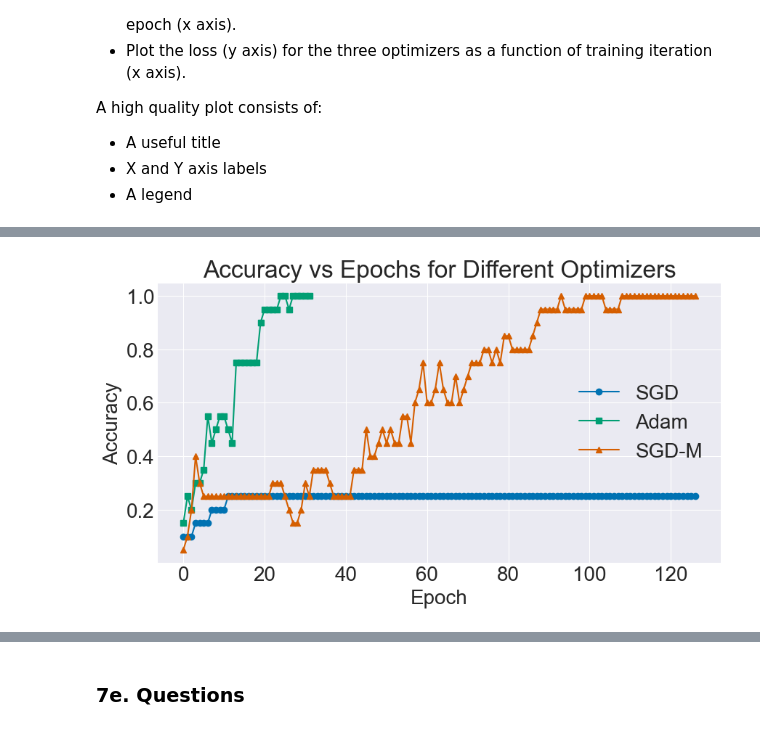
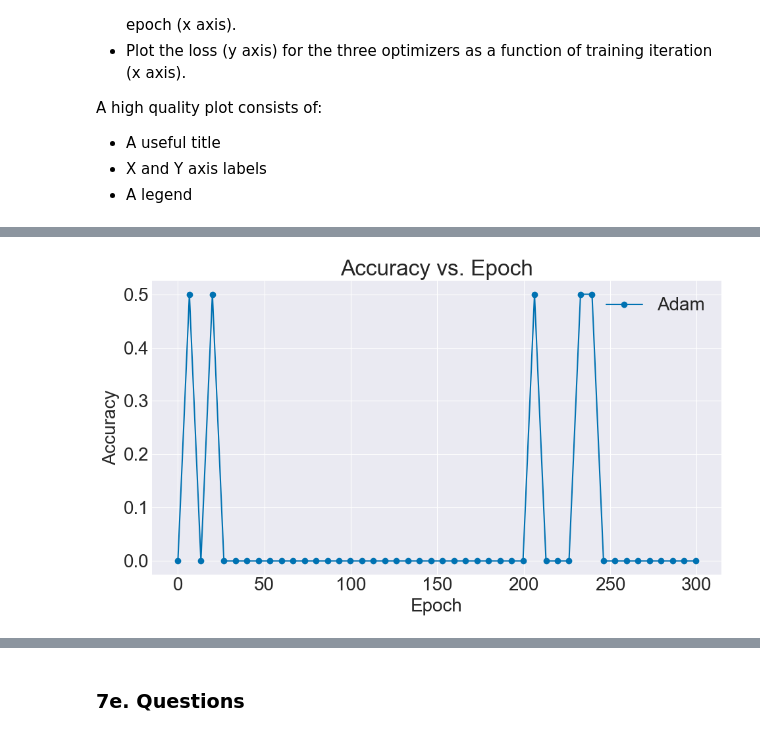
Before and after one commit to ngoclinhp842/cnn_with_stl10, a Jupyter notebook: project3/optimize_and_train_cnn.ipynb, the cells around one changed output, grey strips where cells are left out. Cells and saved outputs as stored; diff of their text form; code cells hidden in the pictures.

```diff
--- a/project3/optimize_and_train_cnn.ipynb
+++ b/project3/optimize_and_train_cnn.ipynb
@@ -347,3 +354,25 @@ A high quality plot consists of:
 - A useful title
 - X and Y axis labels
 - A legend
+# %%
+# Compute iterations per epoch
+num_samps = y_train.shape[0]
+mini_batch_sz = 15
+
+iters_per_epoch = int(np.ceil(num_samps / mini_batch_sz))
+
+# Convert iteration indices to epochs
+iter_indices = np.arange(len(loss_history_adam))
+epochs = iter_indices / iters_per_epoch
+
+# Convert accuracy history to epochs
+acc_indices = np.arange(len(train_acc_history_adam))
+acc_epochs = acc_indices * (iters_per_epoch / len(train_acc_history_adam))
+
+# Plot loss
+plt.figure(figsize=(10, 6))
+plt.plot(epochs, loss_history_adam, label='Adam', marker='o')
+plt.xlabel('Epoch')
+plt.ylabel('Loss')
+plt.title('Training Loss vs. Epoch')
+plt.legend()
@@ -350,15 +382,13 @@ A high quality plot consists of:
 # %%
-# Plot 1: Accuracy vs Epochs for Three Optimizers
-plt.figure(figsize=(10, 5))
+# Plot accuracy
+plt.figure(figsize=(10, 6))
+plt.plot(acc_epochs, val_acc_adam, label='Adam', marker='o')
+plt.xlabel('Epoch')
+plt.ylabel('Accuracy')
+plt.title('Accuracy vs. Epoch')
+plt.legend()
 
-plt.plot(accuracy_sgd, label="SGD", marker='o')
-plt.plot(train_acc_history_adam, label="Adam", marker='s')
-plt.plot(accuracy_sgd_m, label="SGD-M", marker='^')
-plt.title("Accuracy vs Epochs for Different Optimizers")
-plt.xlabel("Epoch")
-plt.ylabel("Accuracy")
-plt.legend()
-plt.grid(True)
+plt.tight_layout()
 plt.show()
 # %% [output]
-[figure, old version]
+[figure, new version]
```
Also changed, not shown: parts of 26 cells of this notebook, 7 other files.
